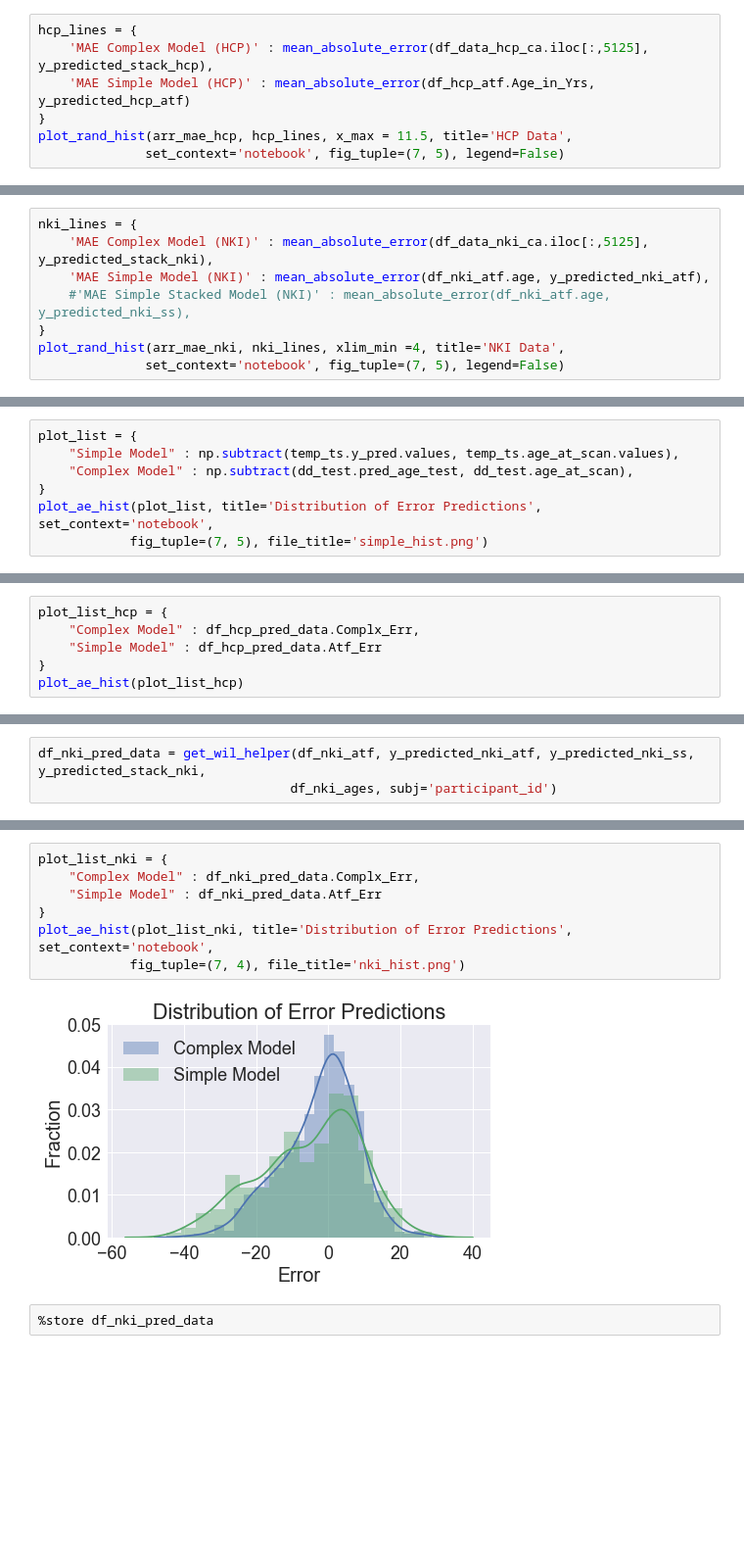
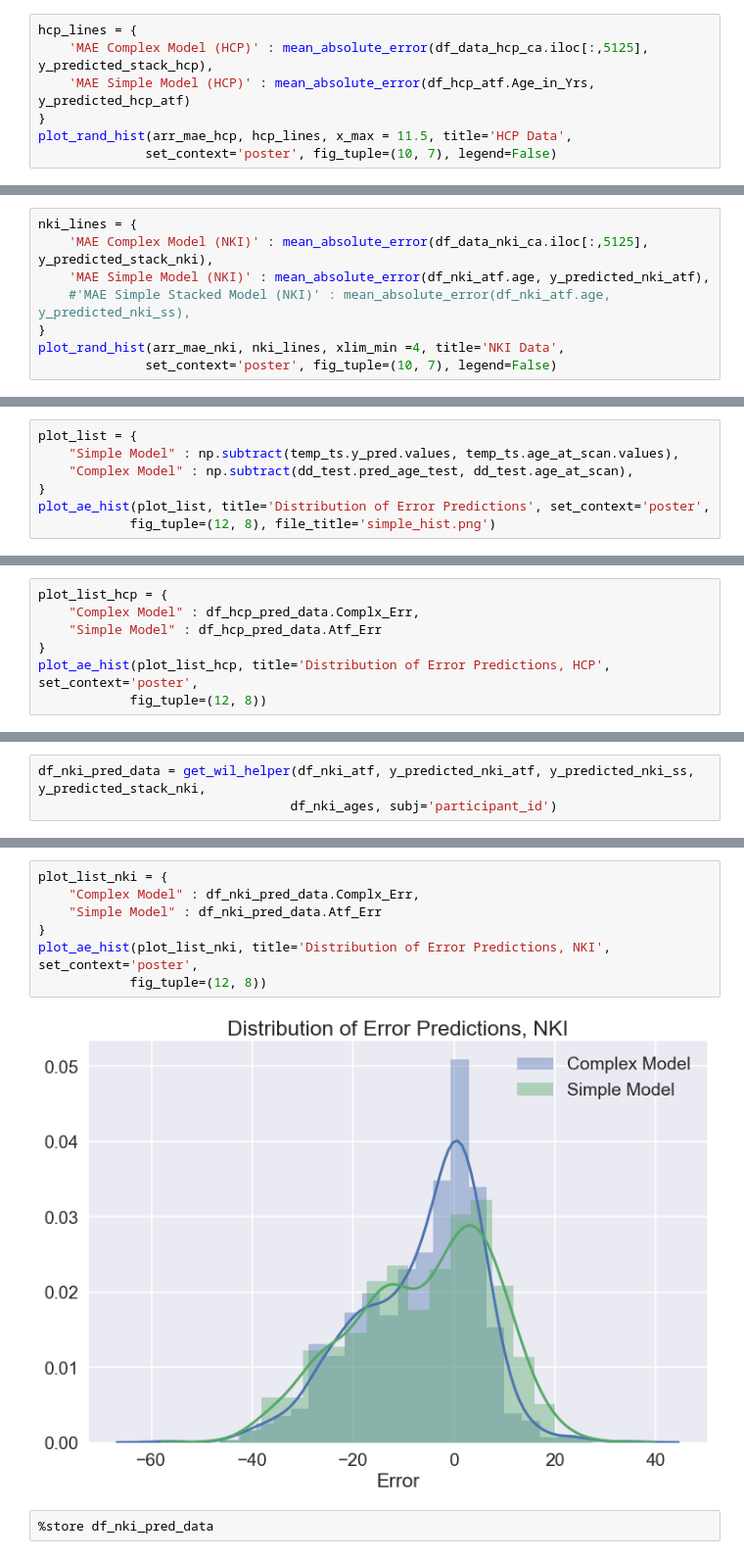
Before and after one commit to niniko1997/NNDSP, a Jupyter notebook: anal/analysis_notebooks/machine_learning.ipynb, the cells around one changed output, grey strips where cells are left out. Shown at 98% size. Drawn from its saved outputs; the diff is of its cells as text; blank space fills up the shorter version.

```diff
--- a/anal/analysis_notebooks/machine_learning.ipynb
+++ b/anal/analysis_notebooks/machine_learning.ipynb
@@ -824,6 +855,6 @@ hcp_lines = {
     'MAE Simple Model (HCP)' : mean_absolute_error(df_hcp_atf.Age_in_Yrs, y_predicted_hcp_atf)
 }
 plot_rand_hist(arr_mae_hcp, hcp_lines, x_max = 11.5, title='HCP Data',
-              set_context='notebook', fig_tuple=(7, 5), legend=False)
+              set_context='poster', fig_tuple=(10, 7), legend=False)
 # %% [output]
 <matplotlib.figure.Figure at 0x...>
@@ -863,6 +894,6 @@ nki_lines = {
     #'MAE Simple Stacked Model (NKI)' : mean_absolute_error(df_nki_atf.age, y_predicted_nki_ss),
 }
 plot_rand_hist(arr_mae_nki, nki_lines, xlim_min =4, title='NKI Data',
-              set_context='notebook', fig_tuple=(7, 5), legend=False)
+              set_context='poster', fig_tuple=(10, 7), legend=False)
 # %% [output]
 <matplotlib.figure.Figure at 0x...>
@@ -923,6 +954,6 @@ plot_list = {
     "Simple Model" : np.subtract(temp_ts.y_pred.values, temp_ts.age_at_scan.values),
     "Complex Model" : np.subtract(dd_test.pred_age_test, dd_test.age_at_scan),
 }
-plot_ae_hist(plot_list, title='Distribution of Error Predictions', set_context='notebook',
-            fig_tuple=(7, 5), file_title='simple_hist.png')
+plot_ae_hist(plot_list, title='Distribution of Error Predictions', set_context='poster',
+            fig_tuple=(12, 8), file_title='simple_hist.png')
 # %% [output]
@@ -962,5 +993,6 @@ plot_list_hcp = {
     "Complex Model" : df_hcp_pred_data.Complx_Err,
     "Simple Model" : df_hcp_pred_data.Atf_Err
 }
-plot_ae_hist(plot_list_hcp)
+plot_ae_hist(plot_list_hcp, title='Distribution of Error Predictions, HCP', set_context='poster',
+            fig_tuple=(12, 8))
 # %% [output]
@@ -1018,12 +1050,12 @@ plot_simple_v_complex(df_nki_pred_data.atf_pred, df_nki_pred_data['stack'], titl
 # %%
 plot_list_nki = {
     "Complex Model" : df_nki_pred_data.Complx_Err,
     "Simple Model" : df_nki_pred_data.Atf_Err
 }
-plot_ae_hist(plot_list_nki, title='Distribution of Error Predictions', set_context='notebook',
-            fig_tuple=(7, 4), file_title='nki_hist.png')
+plot_ae_hist(plot_list_nki, title='Distribution of Error Predictions, NKI', set_context='poster',
+            fig_tuple=(12, 8))
 # %% [output]
-[figure, old version]
+[figure, new version]
 # %%
 %store df_nki_pred_data
 # %% [output]
```
Also changed, not shown: parts of 44 cells of this notebook, 4 other files.
